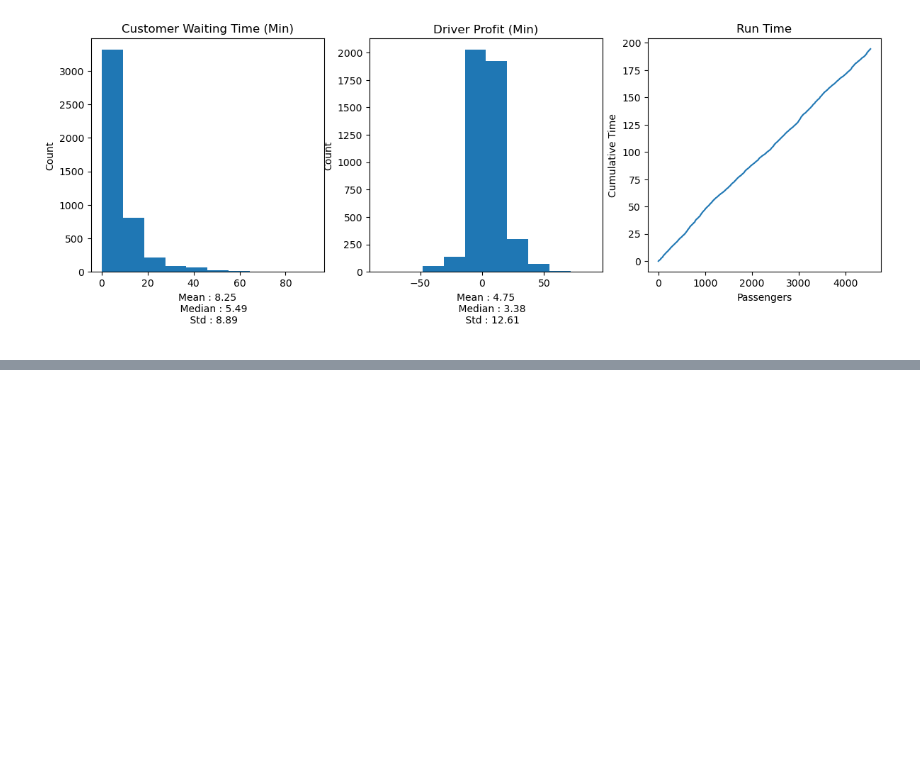
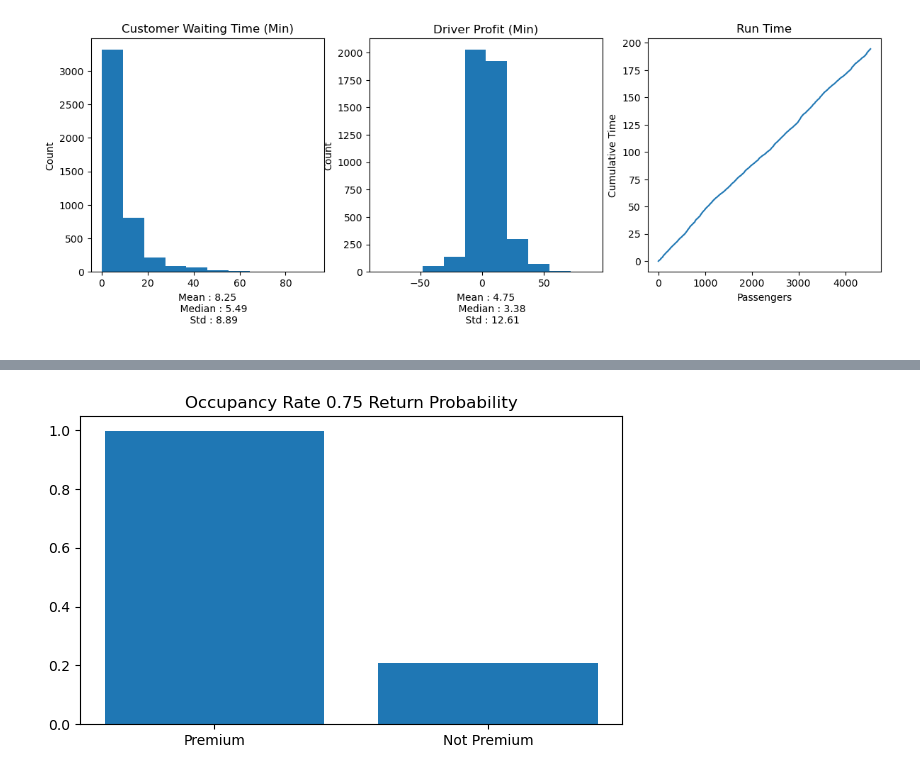
Before and after one commit to bsun1220/UberAlgo, a Jupyter notebook: CaseStudy/bonus.ipynb, the cells around one changed output, grey strips where cells are left out. Drawn from its saved outputs; the diff is of its cells as text; code cells hidden in the pictures; blank space fills up the shorter version.

```diff
--- a/CaseStudy/bonus.ipynb
+++ b/CaseStudy/bonus.ipynb
@@ -223,0 +271,7 @@ state_info[0] = {}
+# %%
+plt.rcParams['figure.figsize'] = [7, 4]
+plt.bar(x = ['Premium', 'Not Premium'], height = [788/790, 875/4210])
+plt.title("Occupancy Rate - 0.75 Return Probability")
+plt.show()
+# %% [output]
+[figure, added]
```
Also changed, not shown: parts of 8 cells of this notebook, 7 other files.
